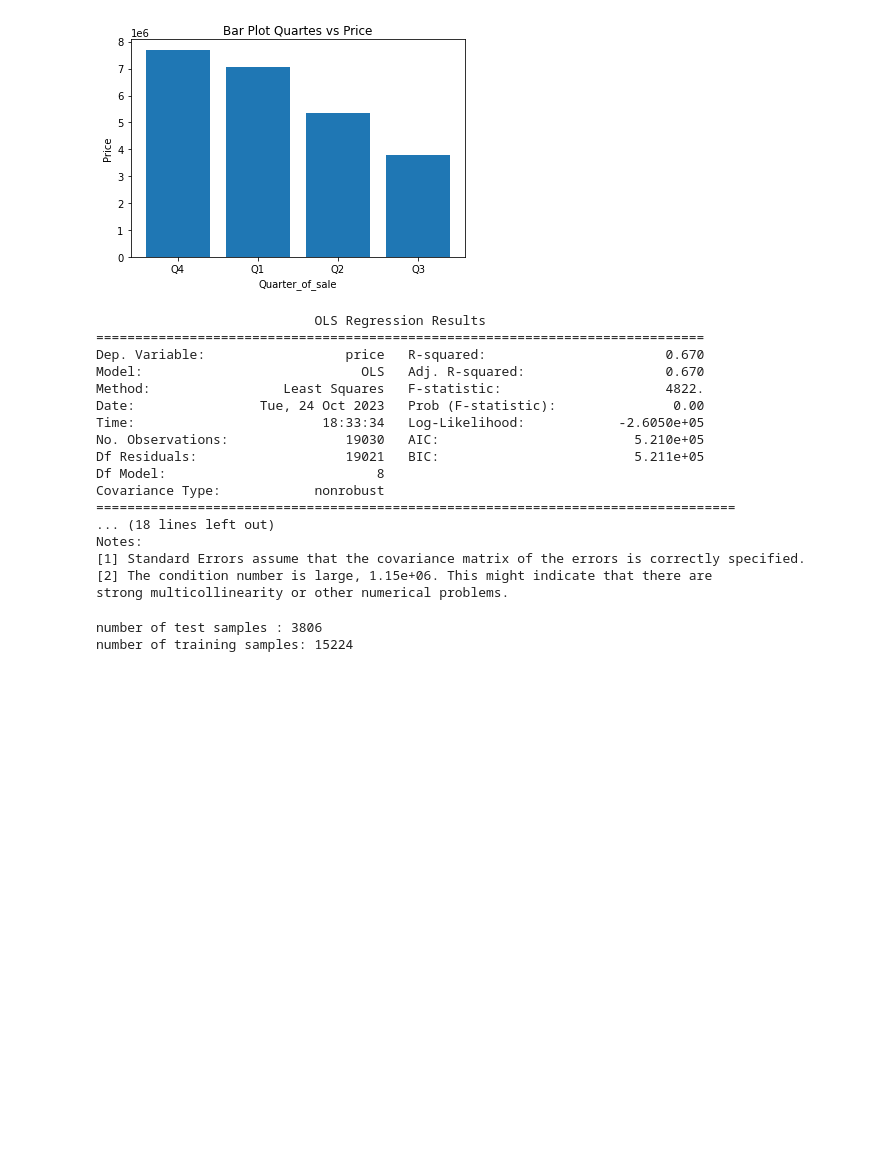
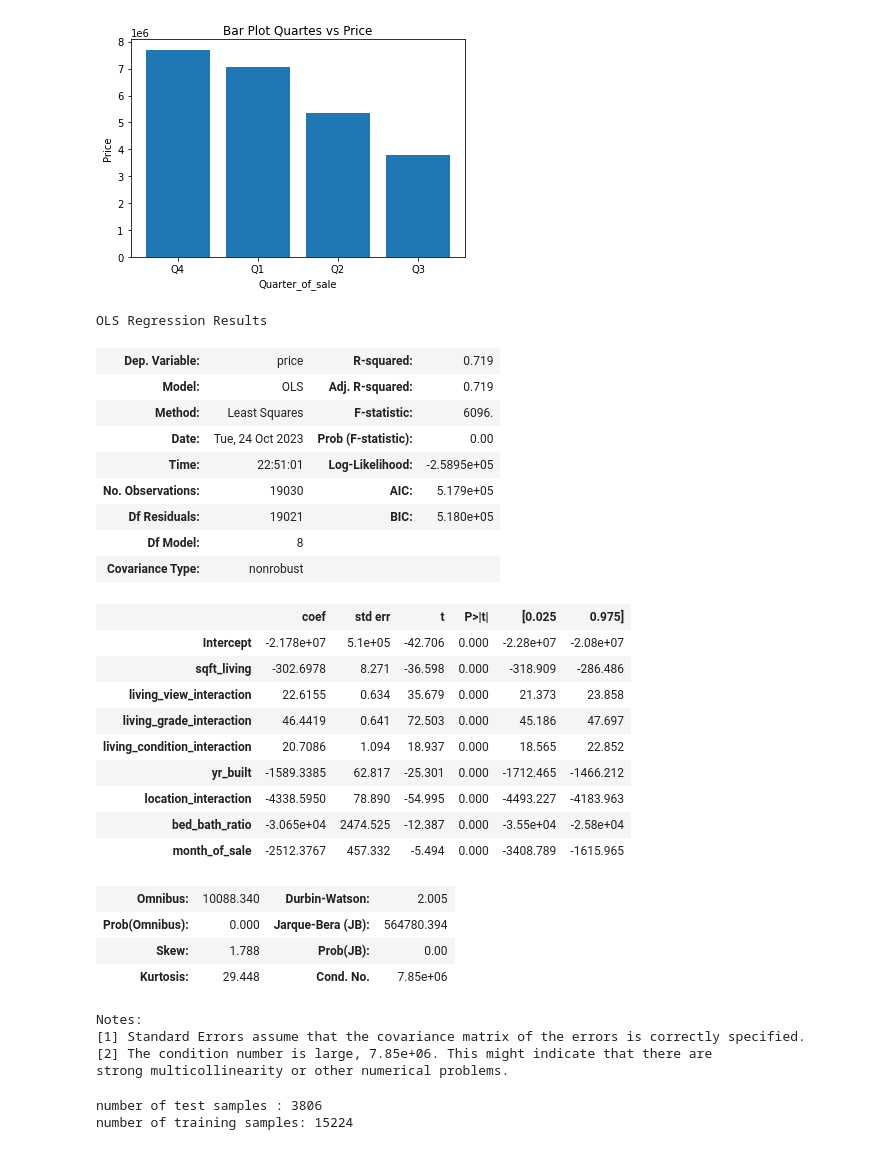
Before and after one commit to learn-co-curriculum/dsc-phase-2-project-v2-3, a Jupyter notebook: student.ipynb, the cells around one changed output. Saved outputs shown, nothing was run; the diff lists cells and outputs as text; code cells hidden in the pictures; blank space fills up the shorter version.

```diff
--- a/student.ipynb
+++ b/student.ipynb
@@ -346,3 +355,18 @@ df['bed_bath_ratio'] = df['bedrooms']/df['bathrooms']
+# %%
+# feature engineering
+df['bed_bath_ratio'] = df['bedrooms']/df['bathrooms']
+
+df['sqft_living_squared'] = df['sqft_living'] ** 2
+
+df['living_grade_interaction'] = df['sqft_living'] * df['grade_int']
+
+df['living_condition_interaction'] = df['sqft_living'] * df['condition']
+
+df['living_view_interaction'] = df['sqft_living'] * df['view']
+
+df['location_interaction'] = df['lat'] * df['long']
+
+df['grade_condition_interaction'] = df['grade_int'] * df['condition']
 # %%
 def month_of_sale_feature(data):
     data['month_of_sale'] = pd.DatetimeIndex(data['date']).month
@@ -412,23 +432,35 @@ model = ols(formula='price ~ sqft_living + view + grade_int + condition + yr_bui
-# %%
-print(model.summary())
-# %% [output]
-                            OLS Regression Results
-==============================================================================
-Dep. Variable:                  price   R-squared:                       0.670
-Model:                            OLS   Adj. R-squared:                  0.670
-Method:                 Least Squares   F-statistic:                     4822.
-Date:                Tue, 24 Oct 2023   Prob (F-statistic):               0.00
-Time:                        18:33:34   Log-Likelihood:            -2.6050e+05
-No. Observations:               19030   AIC:                         5.210e+05
-Df Residuals:                   19021   BIC:                         5.211e+05
-Df Model:                           8
-Covariance Type:            nonrobust
-==================================================================================
-... (18 lines left out)
-Notes:
-[1] Standard Errors assume that the covariance matrix of the errors is correctly specified.
-[2] The condition number is large, 1.15e+06. This might indicate that there are
-strong multicollinearity or other numerical problems.
+# %%
+model = ols(formula='price ~ sqft_living + living_view_interaction + living_grade_interaction + living_condition_interaction + yr_built + location_interaction + bed_bath_ratio + month_of_sale', data=df).fit()
+model.summary()
+# %% [output]
+OLS Regression Results
+| Dep. Variable: | price | R-squared: | 0.719 |
+| Model: | OLS | Adj. R-squared: | 0.719 |
+| Method: | Least Squares | F-statistic: | 6096. |
+| Date: | Tue, 24 Oct 2023 | Prob (F-statistic): | 0.00 |
+| Time: | 22:51:01 | Log-Likelihood: | -2.5895e+05 |
+| No. Observations: | 19030 | AIC: | 5.179e+05 |
+| Df Residuals: | 19021 | BIC: | 5.180e+05 |
+| Df Model: | 8 |  |  |
+| Covariance Type: | nonrobust |  |  |
+|  | coef | std err | t | P>|t| | [0.025 | 0.975] |
+| Intercept | -2.178e+07 | 5.1e+05 | -42.706 | 0.000 | -2.28e+07 | -2.08e+07 |
+| sqft_living | -302.6978 | 8.271 | -36.598 | 0.000 | -318.909 | -286.486 |
+| living_view_interaction | 22.6155 | 0.634 | 35.679 | 0.000 | 21.373 | 23.858 |
+| living_grade_interaction | 46.4419 | 0.641 | 72.503 | 0.000 | 45.186 | 47.697 |
+| living_condition_interaction | 20.7086 | 1.094 | 18.937 | 0.000 | 18.565 | 22.852 |
+| yr_built | -1589.3385 | 62.817 | -25.301 | 0.000 | -1712.465 | -1466.212 |
+| location_interaction | -4338.5950 | 78.890 | -54.995 | 0.000 | -4493.227 | -4183.963 |
+| bed_bath_ratio | -3.065e+04 | 2474.525 | -12.387 | 0.000 | -3.55e+04 | -2.58e+04 |
+| month_of_sale | -2512.3767 | 457.332 | -5.494 | 0.000 | -3408.789 | -1615.965 |
+| Omnibus: | 10088.340 | Durbin-Watson: | 2.005 |
+| Prob(Omnibus): | 0.000 | Jarque-Bera (JB): | 564780.394 |
+| Skew: | 1.788 | Prob(JB): | 0.00 |
+| Kurtosis: | 29.448 | Cond. No. | 7.85e+06 |
+Notes:
+[1] Standard Errors assume that the covariance matrix of the errors is correctly specified.
+[2] The condition number is large, 7.85e+06. This might indicate that there are
+strong multicollinearity or other numerical problems.
 # %%
 from sklearn.model_selection import train_test_split
 
```
Also changed, not shown: parts of 21 cells of this notebook.
